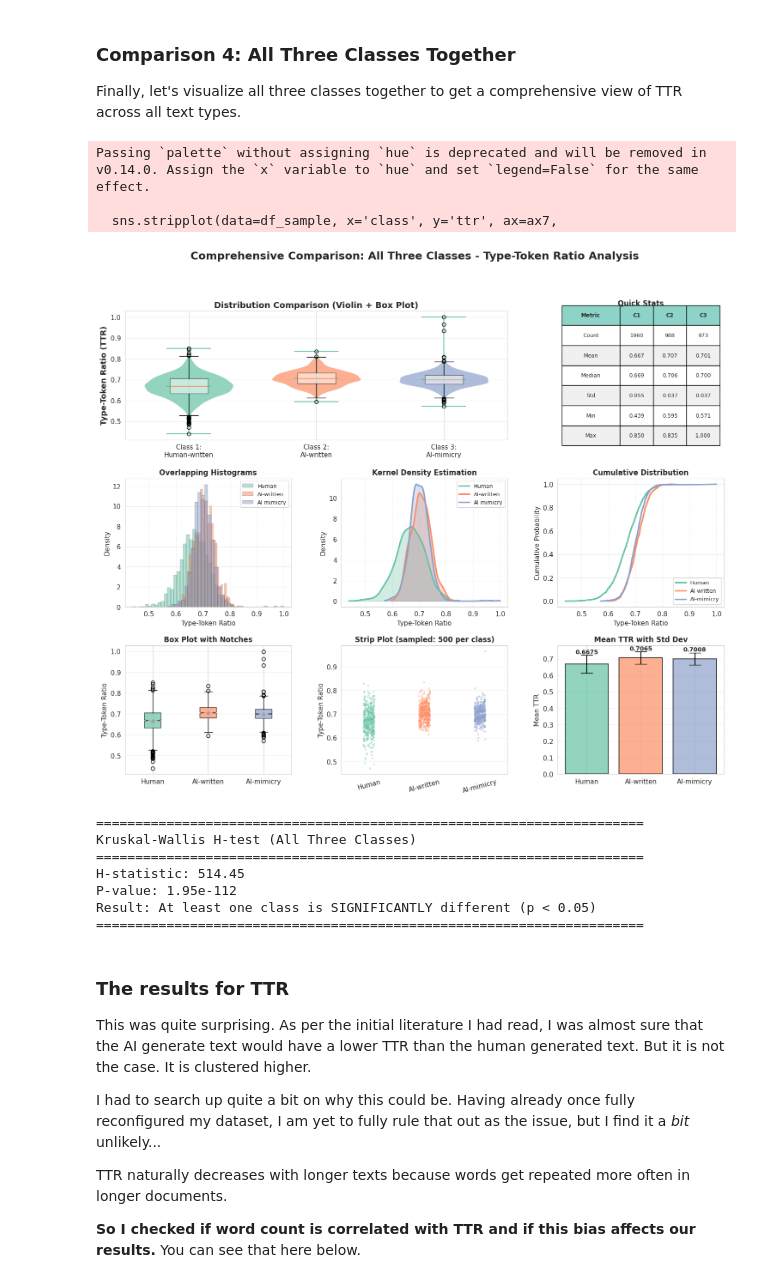
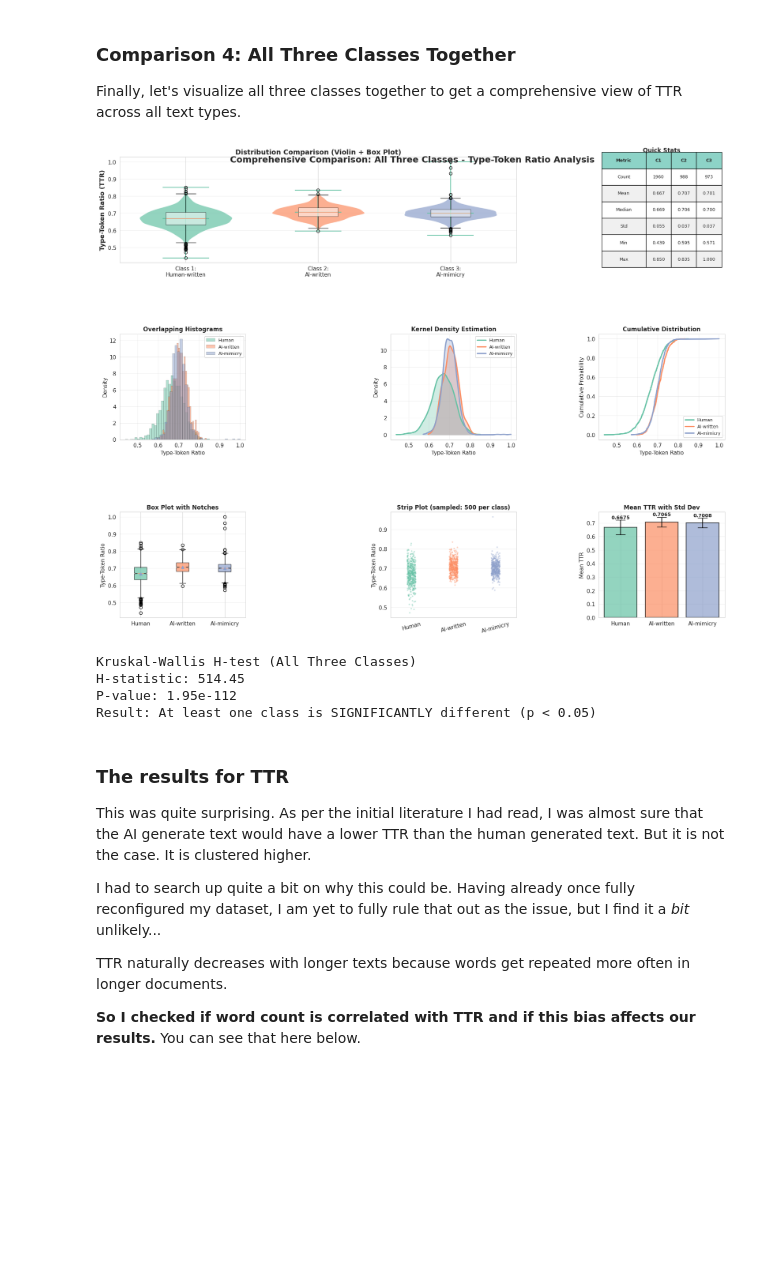
Before and after one commit to rao-samarth/human-or-ai, a Jupyter notebook: task-1/task-1.ipynb, the cells around one changed output. Saved outputs shown, nothing was run; the diff lists cells and outputs as text; code cells hidden in the pictures; blank space fills up the shorter version.

```diff
--- a/task-1/task-1.ipynb
+++ b/task-1/task-1.ipynb
@@ -557,7 +557,7 @@ Finally, let's visualize all three classes together to get a comprehensive view
 df_all = pd.concat([df_class1, df_class2, df_class3], ignore_index=True)
 
 # Create a comprehensive visualization with all three classes
-fig = plt.figure(figsize=(18, 14))
+fig = plt.figure(figsize=(18, 14), constrained_layout=True)
 gs = fig.add_gridspec(3, 3, hspace=0.3, wspace=0.3)
 
 fig.suptitle('Comprehensive Comparison: All Three Classes - Type-Token Ratio Analysis',
@@ -706,7 +706,7 @@ ax5.grid(True, alpha=0.3)
 # 6. Box plot comparison (bottom left)
 ax6 = fig.add_subplot(gs[2, 0])
 bp = ax6.boxplot([df_class1['ttr'], df_class2['ttr'], df_class3['ttr']],
-                  labels=['Human', 'AI-written', 'AI-mimicry'],
+                  tick_labels=['Human', 'AI-written', 'AI-mimicry'],
                   patch_artist=True,
                   notch=True,
                   showmeans=True)
@@ -729,12 +729,14 @@ df_sample = pd.concat([
     df_class3.sample(n=min(sample_size, len(df_class3)), random_state=42)
 ])
 
-sns.stripplot(data=df_sample, x='class', y='ttr', ax=ax7,
+sns.stripplot(data=df_sample, x='class', y='ttr', hue='class', ax=ax7,
               palette=['#66c2a5', '#fc8d62', '#8da0cb'],
-              alpha=0.4, size=3)
+              alpha=0.4, size=3, legend=False)
 ax7.set_xlabel('')
 ax7.set_ylabel('Type-Token Ratio', fontsize=11)
 ax7.set_title(f'Strip Plot (sampled: {sample_size} per class)', fontsize=12, fontweight='bold')
+# Set ticks first, then labels
+ax7.set_xticks(range(3))
 ax7.set_xticklabels(['Human', 'AI-written', 'AI-mimicry'], rotation=15)
 ax7.grid(True, alpha=0.3, axis='y')
 
@@ -747,48 +749,38 @@ x_pos = [0, 1, 2]
 bars = ax8.bar(x_pos, means, yerr=stds, capsize=10,
                color=colors, alpha=0.7, edgecolor='black', linewidth=1.5)
 
 # Add value labels on bars
 for i, (bar, mean, std) in enumerate(zip(bars, means, stds)):
     height = bar.get_height()
     ax8.text(bar.get_x() + bar.get_width()/2., height + std,
              f'{mean:.4f}',
              ha='center', va='bottom', fontsize=10, fontweight='bold')
 
 ax8.set_xticks(x_pos)
 ax8.set_xticklabels(['Human', 'AI-written', 'AI-mimicry'])
 ax8.set_ylabel('Mean TTR', fontsize=11)
 ax8.set_title('Mean TTR with Std Dev', fontsize=12, fontweight='bold')
 ax8.grid(True, alpha=0.3, axis='y')
 
-plt.tight_layout()
 plt.show()
 
 # Statistical testing: Kruskal-Wallis H-test (non-parametric ANOVA)
 from scipy.stats import kruskal
 h_statistic, p_value = kruskal(df_class1['ttr'], df_class2['ttr'], df_class3['ttr'])
 
-print(f"\n{'='*70}")
 print(f"Kruskal-Wallis H-test (All Three Classes)")
-print(f"{'='*70}")
 print(f"H-statistic: {h_statistic:.2f}")
 print(f"P-value: {p_value:.2e}")
 if p_value < 0.05:
     print(f"Result: At least one class is SIGNIFICANTLY different (p < 0.05)")
 else:
     print(f"Result: NO significant differences among classes (p >= 0.05)")
-print(f"{'='*70}")
 # %% [output]
+[figure, new version]
-Passing `palette` without assigning `hue` is deprecated and will be removed in v0.14.0. Assign the `x` variable to `hue` and set `legend=False` for the same effect.
-
-  sns.stripplot(data=df_sample, x='class', y='ttr', ax=ax7,
+Kruskal-Wallis H-test (All Three Classes)
+H-statistic: 514.45
+P-value: 1.95e-112
+Result: At least one class is SIGNIFICANTLY different (p < 0.05)
-[figure, old version]
-======================================================================
-Kruskal-Wallis H-test (All Three Classes)
-======================================================================
-H-statistic: 514.45
-P-value: 1.95e-112
-Result: At least one class is SIGNIFICANTLY different (p < 0.05)
-======================================================================
 # %% [markdown]
 ### The results for TTR
 
```
Also changed, not shown: parts of 14 cells of this notebook.
